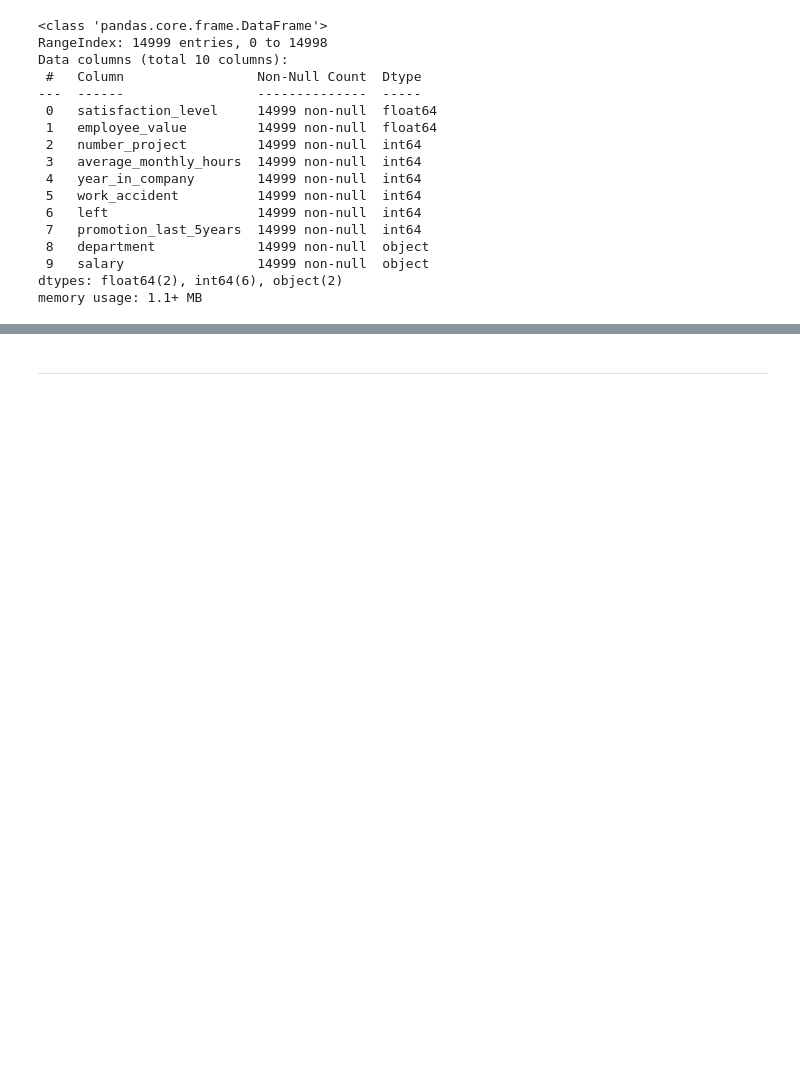
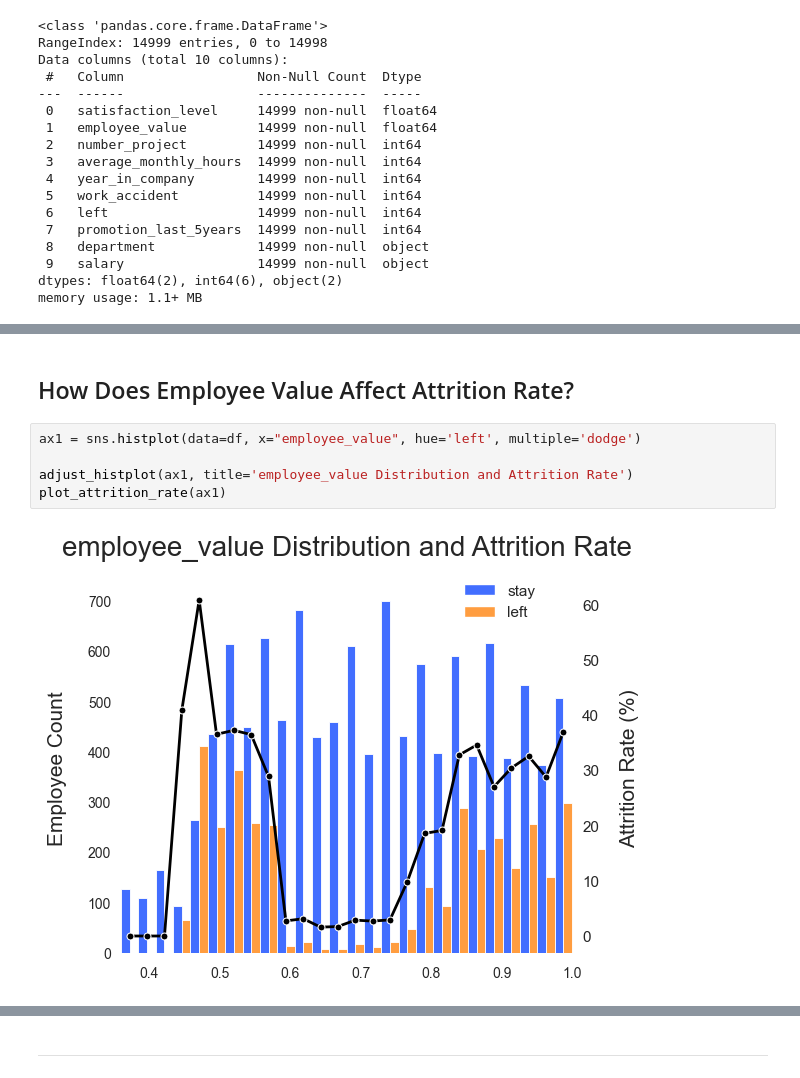
Before and after one commit to YongHHuang/employee_attrition_rate, a Jupyter notebook: hr_data_analytics.ipynb, the cells around one changed output, grey strips where cells are left out. Drawn from its saved outputs; the diff is of its cells as text; blank space fills up the shorter version.

```diff
--- a/hr_data_analytics.ipynb
+++ b/hr_data_analytics.ipynb
@@ -269,0 +304,9 @@ plt.show()
+# %% [markdown]
+## How Does Employee Value Affect Attrition Rate?
+# %%
+ax1 = sns.histplot(data=df, x="employee_value", hue='left', multiple='dodge')
+
+adjust_histplot(ax1, title='employee_value Distribution and Attrition Rate')
+plot_attrition_rate(ax1)
+# %% [output]
+[figure, added]
```
Also changed, not shown: parts of 97 cells of this notebook.
